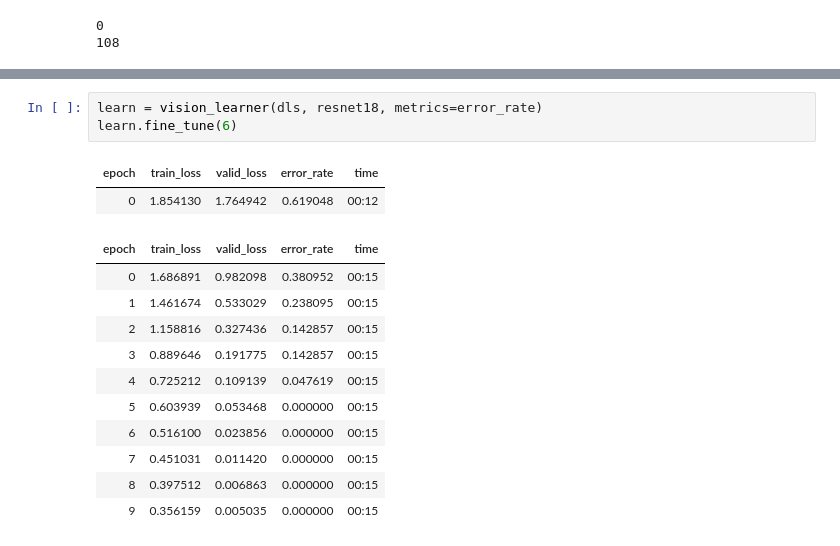
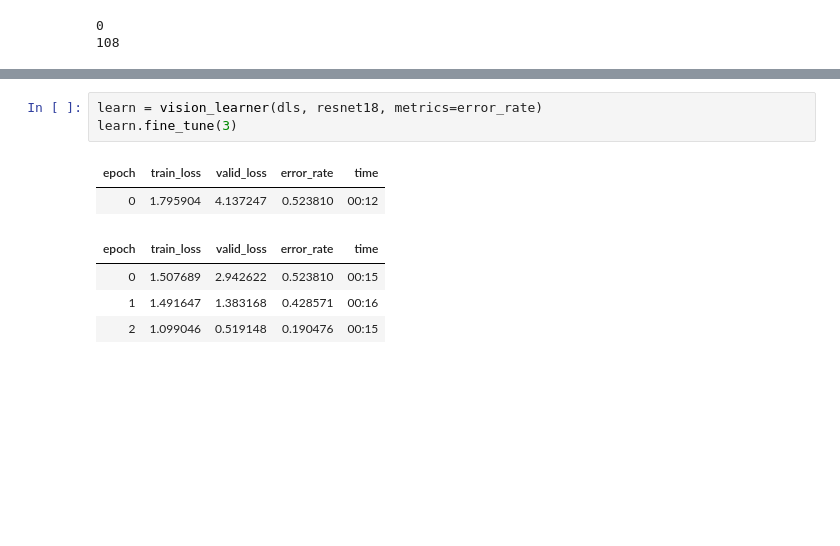
Before and after one commit to Akshad135/eagle_classification, a Jupyter notebook: basic_classification.ipynb, the cells around one changed output, grey strips where cells are left out. Drawn from its saved outputs; the diff is of its cells as text; blank space fills up the shorter version.

```diff
--- a/basic_classification.ipynb
+++ b/basic_classification.ipynb
@@ -75,18 +83,11 @@ dls = DataBlock(
 # %%
 learn = vision_learner(dls, resnet18, metrics=error_rate)
-learn.fine_tune(6)
+learn.fine_tune(3)
 # %% [output]
 | epoch | train_loss | valid_loss | error_rate | time |
-| 0 | 1.854130 | 1.764942 | 0.619048 | 00:12 |
+| 0 | 1.795904 | 4.137247 | 0.523810 | 00:12 |
 | epoch | train_loss | valid_loss | error_rate | time |
-| 0 | 1.686891 | 0.982098 | 0.380952 | 00:15 |
-| 1 | 1.461674 | 0.533029 | 0.238095 | 00:15 |
-| 2 | 1.158816 | 0.327436 | 0.142857 | 00:15 |
-| 3 | 0.889646 | 0.191775 | 0.142857 | 00:15 |
-| 4 | 0.725212 | 0.109139 | 0.047619 | 00:15 |
-| 5 | 0.603939 | 0.053468 | 0.000000 | 00:15 |
-| 6 | 0.516100 | 0.023856 | 0.000000 | 00:15 |
-| 7 | 0.451031 | 0.011420 | 0.000000 | 00:15 |
-| 8 | 0.397512 | 0.006863 | 0.000000 | 00:15 |
-| 9 | 0.356159 | 0.005035 | 0.000000 | 00:15 |
+| 0 | 1.507689 | 2.942622 | 0.523810 | 00:15 |
+| 1 | 1.491647 | 1.383168 | 0.428571 | 00:16 |
+| 2 | 1.099046 | 0.519148 | 0.190476 | 00:15 |
 # %%
```
Also changed, not shown: parts of 5 cells of this notebook.
